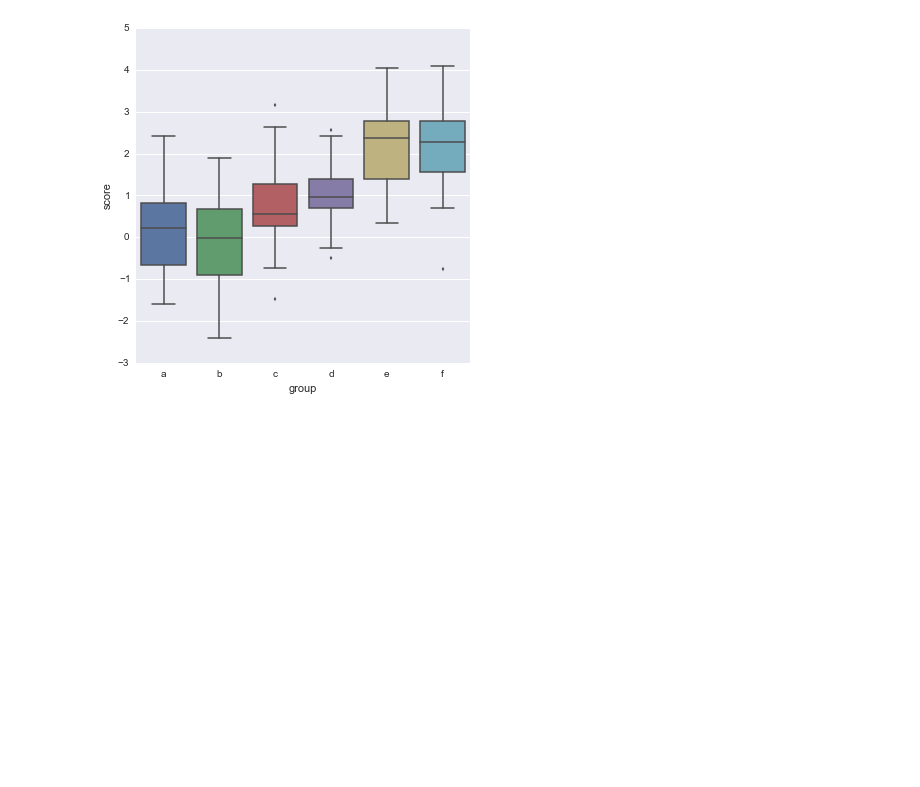
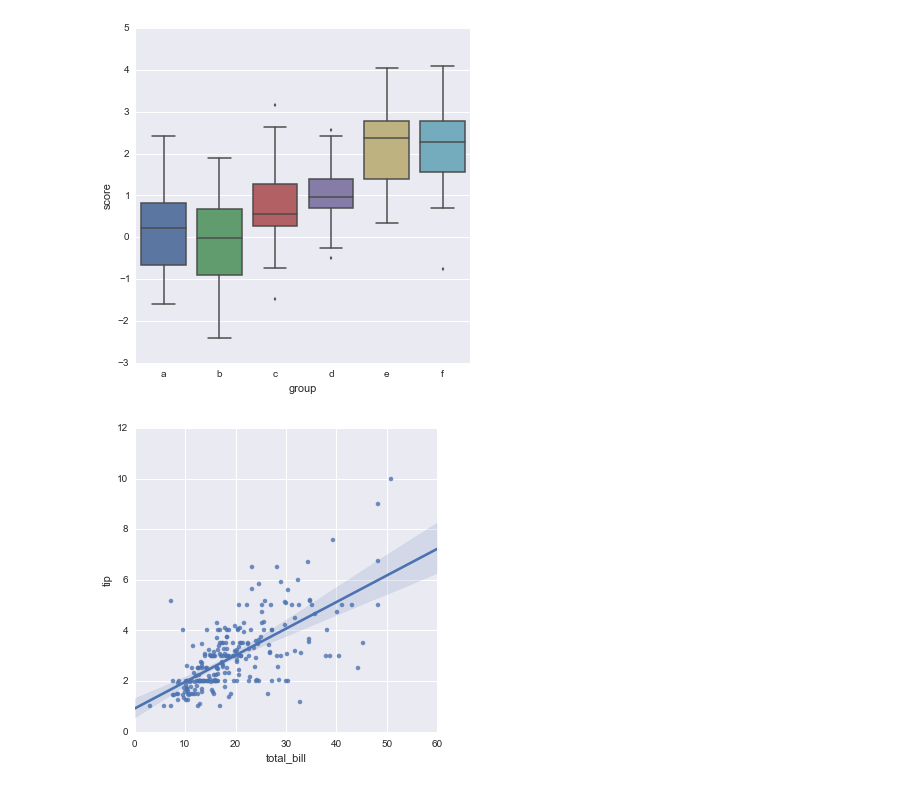
Before and after one commit to tarmstro/mvbop, a Jupyter notebook: seaborn_tutorial.ipynb, the cells around one changed output. Saved outputs shown, nothing was run; the diff lists cells and outputs as text; code cells hidden in the pictures; blank space fills up the shorter version.

```diff
--- a/seaborn_tutorial.ipynb
+++ b/seaborn_tutorial.ipynb
@@ -279,0 +287,6 @@ sns.boxplot(df.score, df.group);
+# %%
+tips = sns.load_dataset("tips")
+# %%
+sns.lmplot("total_bill", "tip", tips);
+# %% [output]
+[figure, added]
```
Also changed, not shown: parts of 1 cell of this notebook.
